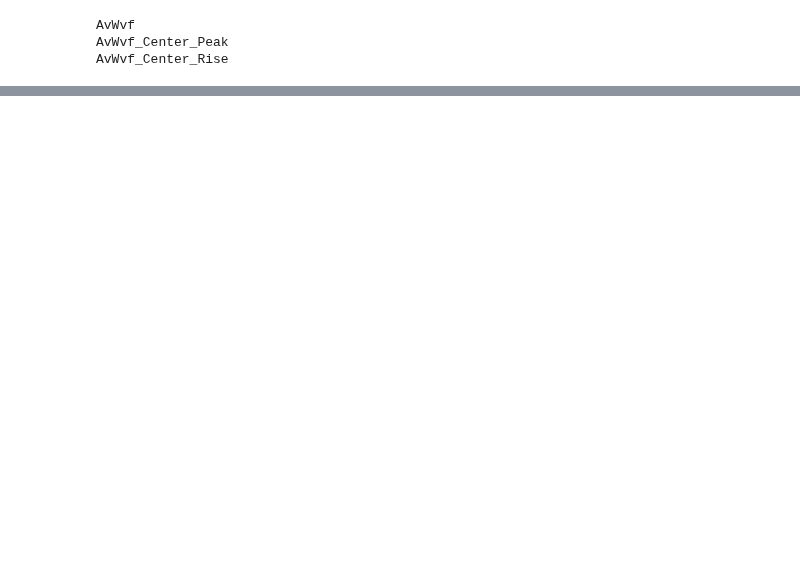
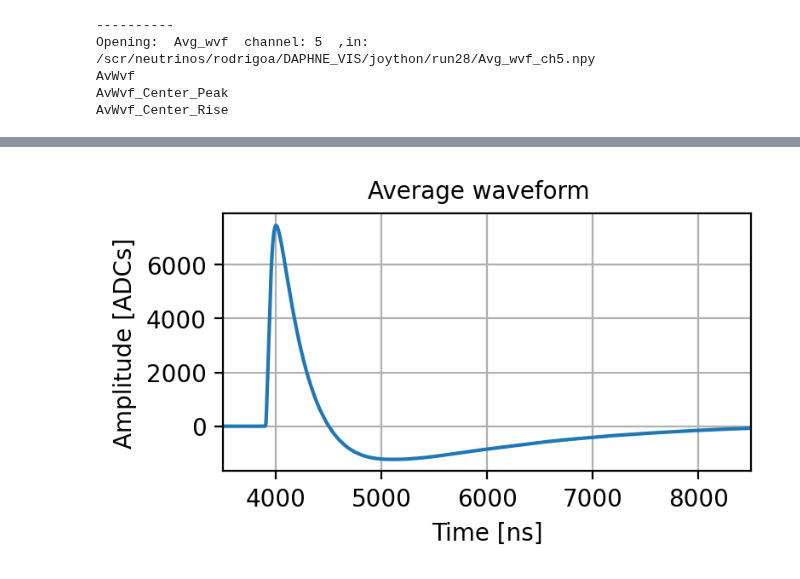
Before and after one commit to CIEMAT-Neutrino/SCINT, a Jupyter notebook: joython/joython_notebooks/AverageWvfs.ipynb, the cells around one changed output, grey strips where cells are left out. Saved outputs shown, nothing was run; the diff lists cells and outputs as text; code cells hidden in the pictures; blank space fills up the shorter version.

```diff
--- a/joython/joython_notebooks/AverageWvfs.ipynb
+++ b/joython/joython_notebooks/AverageWvfs.ipynb
@@ -3,28 +3,42 @@ import sys
 sys.path.insert(0, '../')
 from lib import *
 # %%
-%matplotlib widget
-WEEK="APSAIA_VUV";
+
+%matplotlib inline
+# WEEK="APSAIA_VIS"   # 1st  week
+# WEEK="APSAIA_VUV"   # 2nd  week
+WEEK="DAPHNE_VIS"   # 3rd  week
+# WEEK="DAPHNE_VUV"   # 4th  week
+# WEEK="APSAIA_VUV_2" # 5th  week
 path="/scr/neutrinos/rodrigoa/"+WEEK+"/joython/"
 Runs=open_runs_table("../macros/"+WEEK+".xlsx")
-
-for run in range(2,3):
-
+Runs=Runs[Runs["Run"]==28]
+SAMPLING=4 #ns
+for run in Runs["Run"].array:
     Run_props=Runs[Runs["Run"]==run].iloc[0]
     run_path=path+"run"+str(run).zfill(2)+"/";
 
     compress=False
 
-    for ch in [0]:
+    for ch in [5]:
 
         Avg_wvf=open_run_var(run_path,"Avg_wvf",[ch],compressed=compress)
-
+        plt.figure(dpi=200,figsize=[4,2])
         for alg in Avg_wvf[ch]:
             print (alg)
-            plt.plot(Avg_wvf[ch][alg])
-        plt.legend(["No centering","Peak centering","Threshold centering"])
-        # plt.semilogy()
+            if alg=="AvWvf_Center_Peak":
+                wvf=Avg_wvf[ch][alg]
+                NBINS=wvf.shape[0]
+                xrange=np.arange(NBINS)*SAMPLING
+                plt.plot(xrange,wvf,label=alg)
+        plt.ylabel("Amplitude [ADCs]")
+        plt.xlabel("Time [ns]")
+        plt.suptitle("Average waveform",fontsize=10)
+        plt.grid()
+        plt.xlim(3.5e3,8.5e3)
 # %% [output]
+----------
+Opening:  Avg_wvf  channel: 5  ,in: /scr/neutrinos/rodrigoa/DAPHNE_VIS/joython/run28/Avg_wvf_ch5.npy
 AvWvf
 AvWvf_Center_Peak
 AvWvf_Center_Rise
@@ -31,0 +45 @@ AvWvf_Center_Rise
+[figure, added]
```
Also changed, not shown: parts of 2 cells of this notebook, 3 other files.
